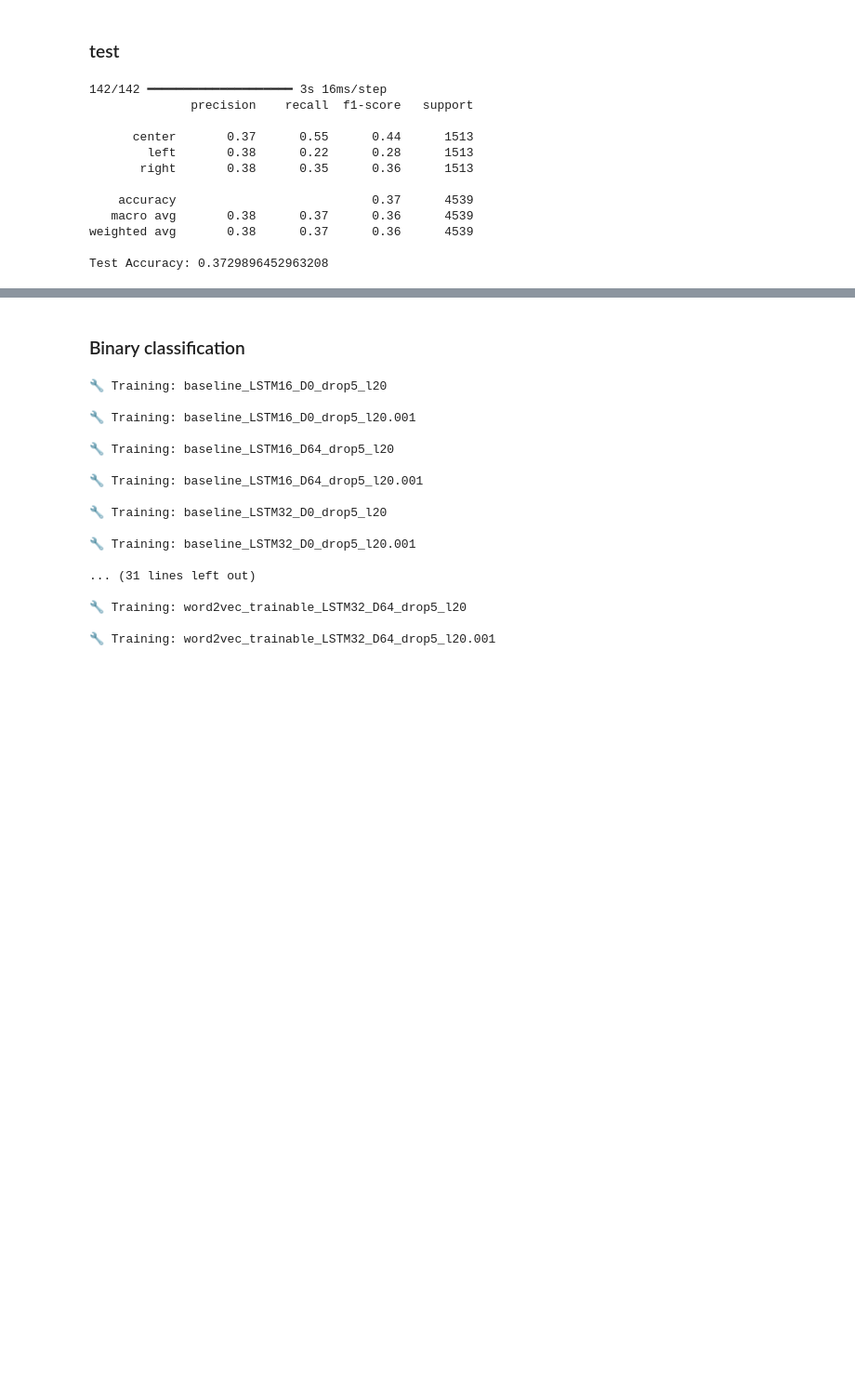
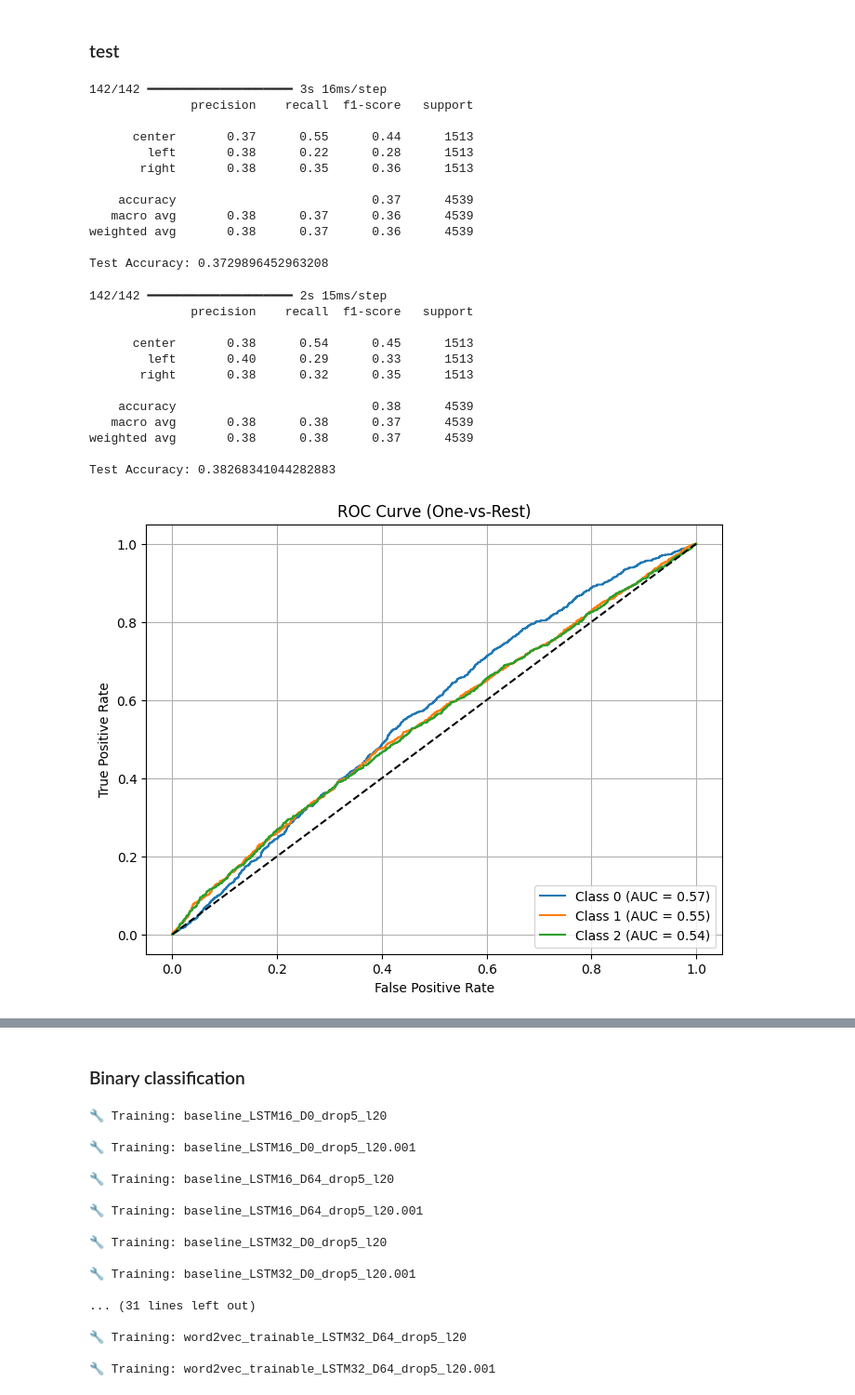
Before and after one commit to staerkjoe/NLP_Final, a Jupyter notebook: LSTM_BiLSTM.ipynb, the cells around one changed output, grey strips where cells are left out. Shown at 93% size. Saved outputs shown, nothing was run; the diff lists cells and outputs as text; code cells hidden in the pictures; blank space fills up the shorter version.

```diff
--- a/LSTM_BiLSTM.ipynb
+++ b/LSTM_BiLSTM.ipynb
@@ -1127,3 +1208,65 @@ print("Test Accuracy:", accuracy_score(y_test, y_pred_classes))
 weighted avg       0.38      0.37      0.36      4539
 
 Test Accuracy: 0.3729896452963208
+# %%
+# Predict probabilities
+y_pred = model16.predict(X_test)
+
+# Convert probabilities to class labels
+y_pred_classes = np.argmax(y_pred, axis=1)
+
+# Evaluate
+from sklearn.metrics import classification_report
+
+# Print report
+print(classification_report(y_test, y_pred_classes, target_names=label_encoder.classes_))
+
+from sklearn.metrics import accuracy_score
+print("Test Accuracy:", accuracy_score(y_test, y_pred_classes))
+
+# ---------- Au RoC Curve ----------
+
+from sklearn.preprocessing import label_binarize
+from sklearn.metrics import roc_curve, auc
+from sklearn.metrics import RocCurveDisplay
+import matplotlib.pyplot as plt
+
+# Binarize the test labels (e.g., for 3 classes)
+y_test_bin = label_binarize(y_test, classes=[0, 1, 2])
+n_classes = y_test_bin.shape[1]
+
+# Plot ROC curve for each class
+fpr = dict()
+tpr = dict()
+roc_auc = dict()
+
+for i in range(n_classes):
+    fpr[i], tpr[i], _ = roc_curve(y_test_bin[:, i], y_pred[:, i])
+    roc_auc[i] = auc(fpr[i], tpr[i])
+
+# Plot all ROC curves
+plt.figure(figsize=(8, 6))
+for i in range(n_classes):
+    plt.plot(fpr[i], tpr[i], label=f'Class {i} (AUC = {roc_auc[i]:.2f})')
+
+plt.plot([0, 1], [0, 1], 'k--')  # Diagonal
+plt.xlabel('False Positive Rate')
+plt.ylabel('True Positive Rate')
+plt.title('ROC Curve (One-vs-Rest)')
+plt.legend(loc='lower right')
+plt.grid(True)
+plt.show()
+# %% [output]
+142/142 ━━━━━━━━━━━━━━━━━━━━ 2s 15ms/step
+              precision    recall  f1-score   support
+
+      center       0.38      0.54      0.45      1513
+        left       0.40      0.29      0.33      1513
+       right       0.38      0.32      0.35      1513
+
+    accuracy                           0.38      4539
+   macro avg       0.38      0.38      0.37      4539
+weighted avg       0.38      0.38      0.37      4539
+
+Test Accuracy: 0.38268341044282883
+[figure, added]
```
Also changed, not shown: parts of 5 cells of this notebook, 1 other file.
